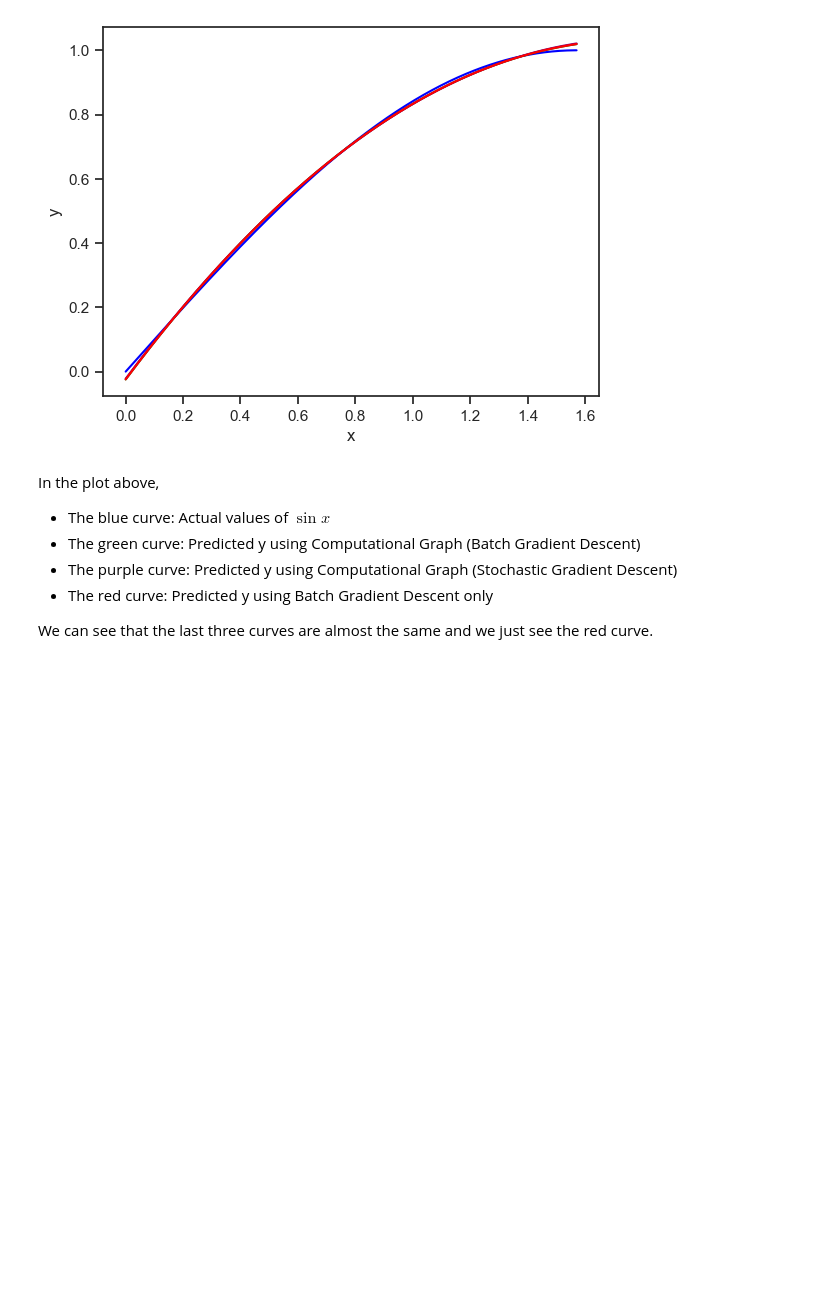
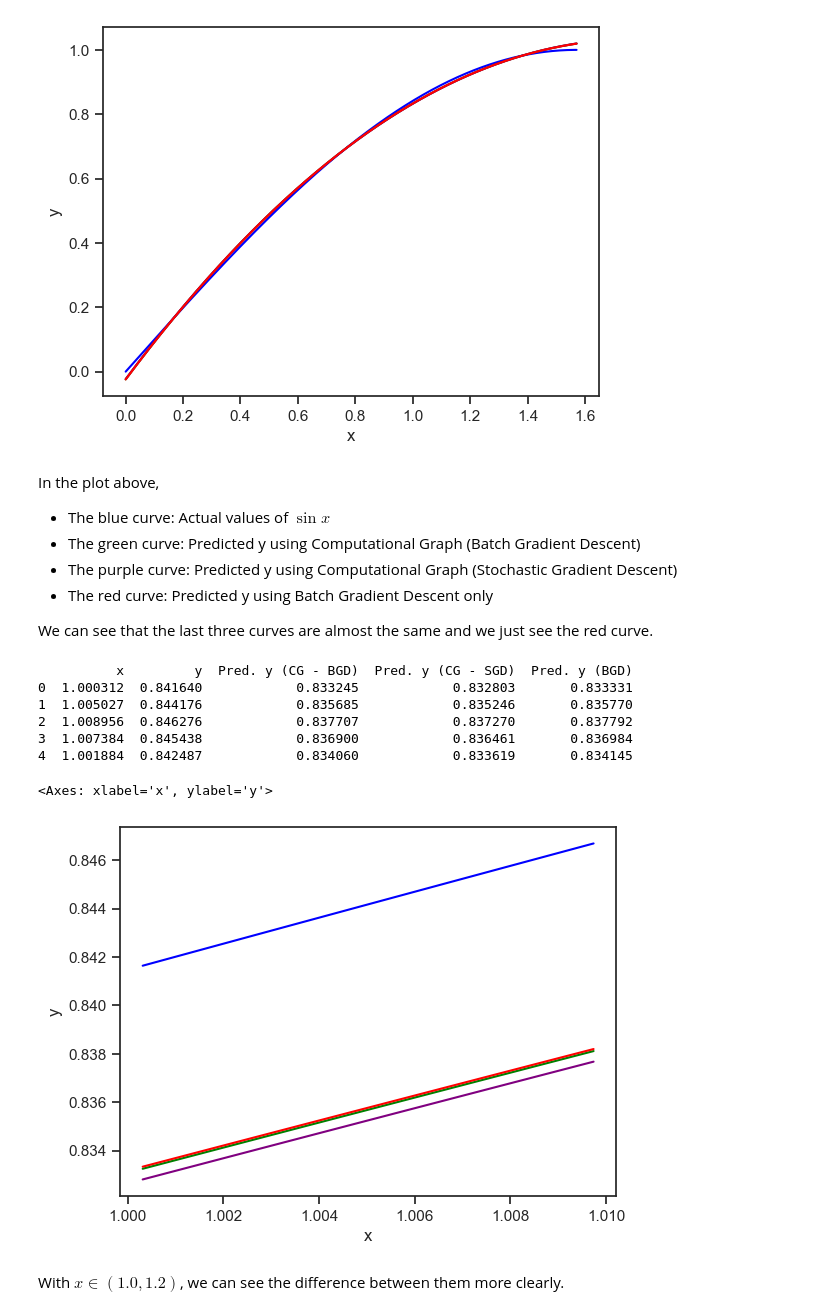
Before and after one commit to hnthap/computational-graphs-group-8, a Jupyter notebook: computational-graphs-group-8.ipynb, the cells around one changed output. Drawn from its saved outputs; the diff is of its cells as text; code cells hidden in the pictures; blank space fills up the shorter version.

Commit message:
Visualize x from 1.0 to 1.2

```diff
--- a/computational-graphs-group-8.ipynb
+++ b/computational-graphs-group-8.ipynb
@@ -288,3 +288,34 @@ In the plot above,
 - The red curve: Predicted y using Batch Gradient Descent only
 
 We can see that the last three curves are almost the same and we just see the red curve.
+# %%
+mask = (x > 1.0) & (x < 1.01)
+x_zoom = x[mask]
+
+df = torch.stack((
+    x_zoom,
+    x_zoom.sin(),
+    model(results['a'][0], results['b'][0], results['c'][0], x_zoom),
+    model(results['a'][1], results['b'][1], results['c'][1], x_zoom),
+    model(results['a'][2], results['b'][2], results['c'][2], x_zoom)
+)).t().numpy()
+df = pd.DataFrame(df, columns=['x', 'y',
+                               'Pred. y (CG - BGD)', 'Pred. y (CG - SGD)', 'Pred. y (BGD)'])
+
+print(df.head())
+
+sns.lineplot(data=df, x='x', y='y', color='blue')
+sns.lineplot(data=df, x='x', y='Pred. y (CG - BGD)', color='green')
+sns.lineplot(data=df, x='x', y='Pred. y (CG - SGD)', color='purple')
+sns.lineplot(data=df, x='x', y='Pred. y (BGD)', color='red')
+# %% [output]
+          x         y  Pred. y (CG - BGD)  Pred. y (CG - SGD)  Pred. y (BGD)
+0  1.000312  0.841640            0.833245            0.832803       0.833331
+1  1.005027  0.844176            0.835685            0.835246       0.835770
+2  1.008956  0.846276            0.837707            0.837270       0.837792
+3  1.007384  0.845438            0.836900            0.836461       0.836984
+4  1.001884  0.842487            0.834060            0.833619       0.834145
+<Axes: xlabel='x', ylabel='y'>
+[figure, added]
+# %% [markdown]
+With $x \in (1.0, 1.2)$, we can see the difference between them more clearly.
```
Also changed, not shown: parts of 4 cells of this notebook.
